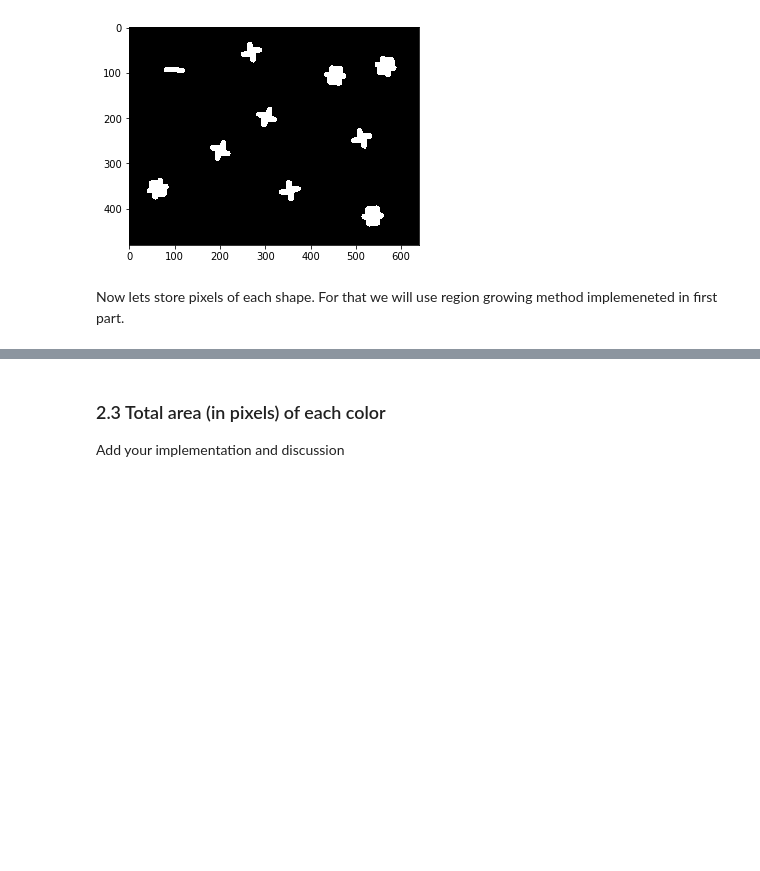
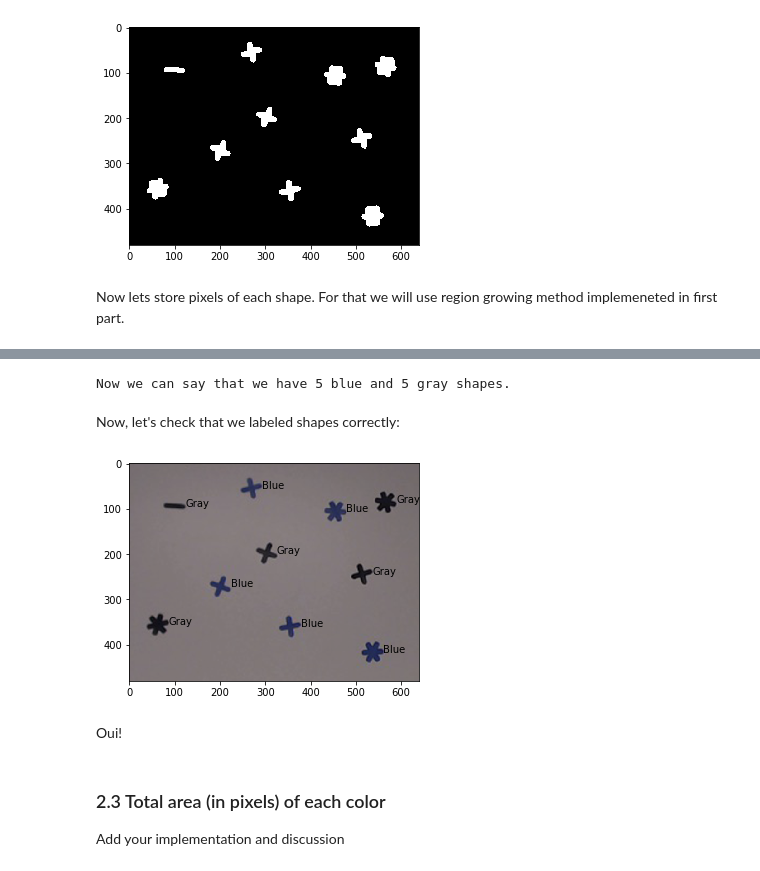
Before and after one commit to oganesManasian/Image-analysis-and-pattern-recognition, a Jupyter notebook: labs/lab_01_segmentation.ipynb, the cells around one changed output, grey strips where cells are left out. Drawn from its saved outputs; the diff is of its cells as text; code cells hidden in the pictures; blank space fills up the shorter version.

```diff
--- a/labs/lab_01_segmentation.ipynb
+++ b/labs/lab_01_segmentation.ipynb
@@ -184,0 +187,8 @@ Wall time: 96.7 ms
+# %%
+region_colors = np.zeros(shape=(len(regions), 3))
+
+for ind, region in enumerate(regions):
+    pixel_values = np.array([image[pixel] for pixel in region])
+    region_colors[ind, :] = pixel_values.mean(axis=0)
+
+region_colors
@@ -184,0 +208,3 @@ Wall time: 96.7 ms
+# %%
+region_std = [np.std(color) for color in region_colors]
+region_std
@@ -184,0 +222,4 @@ Wall time: 96.7 ms
+# %%
+mean_std = np.mean(region_std)
+region_labels = ["Blue" if region_std[region_ind] > mean_std else "Gray" for region_ind in range(len(regions))]
+region_labels
@@ -185,3 +237,20 @@ Wall time: 96.7 ms
+# %%
+print(f"Now we can say that we have {region_labels.count('Blue')} blue and {region_labels.count('Gray')} gray shapes.")
+# %% [output]
+Now we can say that we have 5 blue and 5 gray shapes.
+# %% [markdown]
+Now, let's check that we labeled shapes correctly:
+# %%
+plt.imshow(image)
+for ind in range(len(regions)):
+    region_pixels = regions[ind]
+    Y, X = zip(*region_pixels)
+    plt.text(x=max(X), y = np.mean(Y), s=region_labels[ind])
+plt.show()
+# %% [output]
+[figure, added]
+# %% [markdown]
+Oui!
 # %% [markdown]
 ### 2.3 Total area (in pixels) of each color
 Add your implementation and discussion
```
Also changed, not shown: parts of 7 cells of this notebook.
